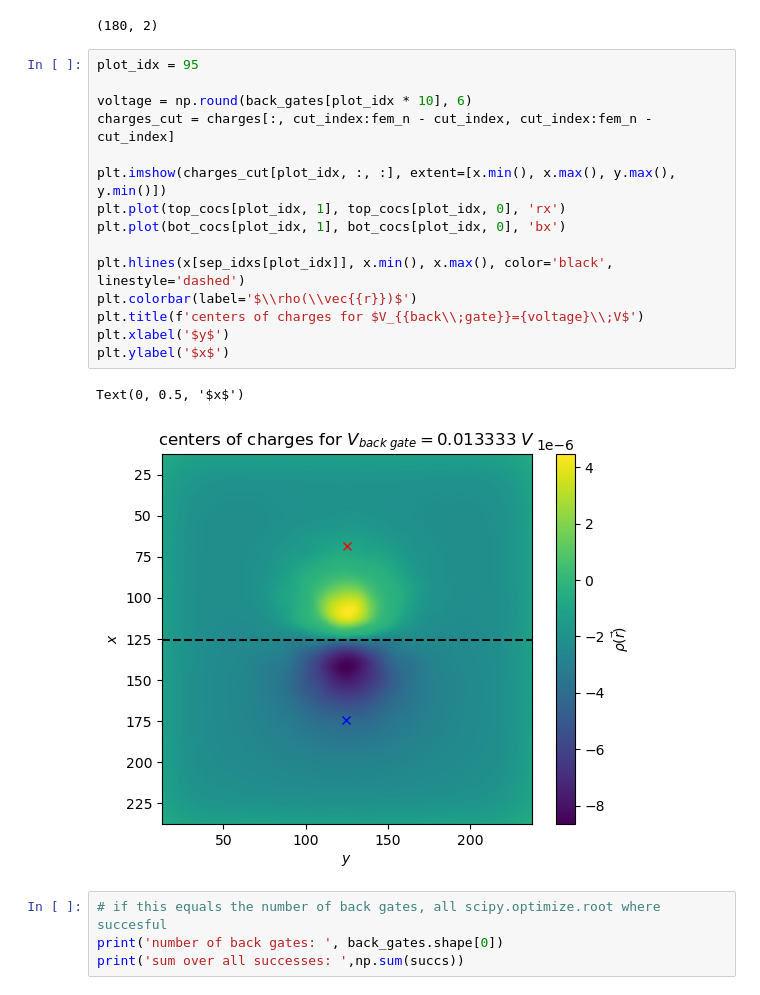
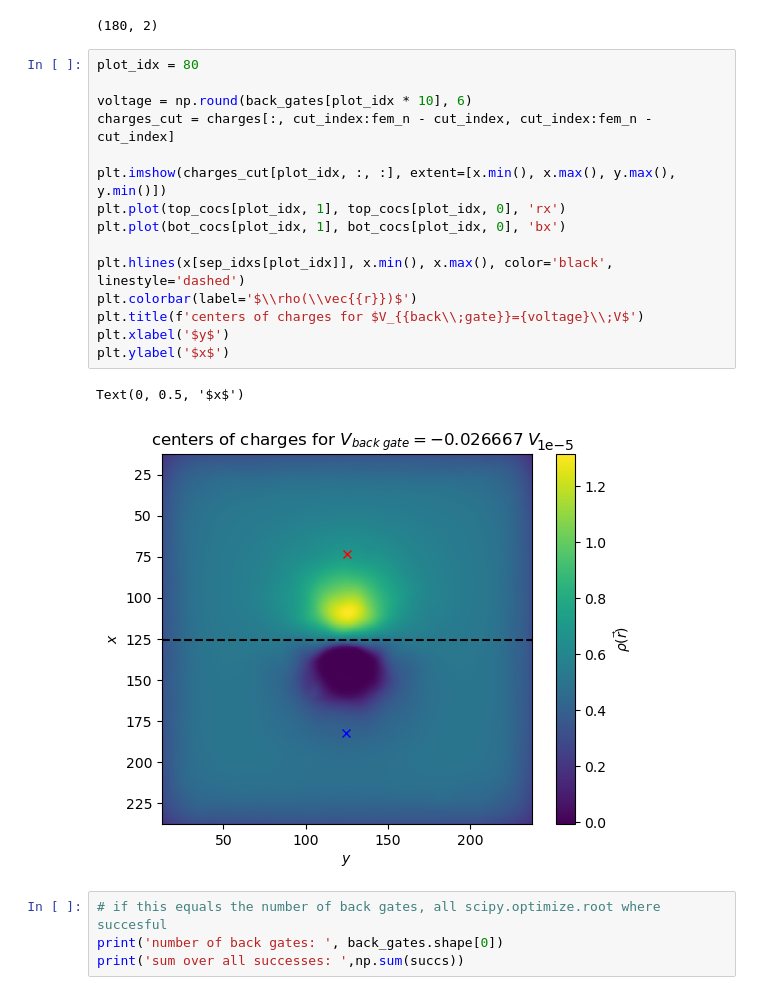
Before and after one commit to bastistoeck/Projektarbeit-1, a Jupyter notebook: results_visualization.ipynb, the cells around one changed output. Drawn from its saved outputs; the diff is of its cells as text.

```diff
--- a/results_visualization.ipynb
+++ b/results_visualization.ipynb
@@ -48,23 +48,23 @@ print(top_cocs.shape)
 # %% [output]
 (180, 2)
 # %%
-plot_idx = 95
+plot_idx = 80
 
 voltage = np.round(back_gates[plot_idx * 10], 6)
 charges_cut = charges[:, cut_index:fem_n - cut_index, cut_index:fem_n - cut_index]
 
 plt.imshow(charges_cut[plot_idx, :, :], extent=[x.min(), x.max(), y.max(), y.min()])
 plt.plot(top_cocs[plot_idx, 1], top_cocs[plot_idx, 0], 'rx')
 plt.plot(bot_cocs[plot_idx, 1], bot_cocs[plot_idx, 0], 'bx')
 
 plt.hlines(x[sep_idxs[plot_idx]], x.min(), x.max(), color='black', linestyle='dashed')
 plt.colorbar(label='$\\rho(\\vec{{r}})$')
 plt.title(f'centers of charges for $V_{{back\\;gate}}={voltage}\\;V$')
 plt.xlabel('$y$')
 plt.ylabel('$x$')
 # %% [output]
 Text(0, 0.5, '$x$')
-[figure, old version]
+[figure, new version]
 # %%
 # if this equals the number of back gates, all scipy.optimize.root where succesful
 print('number of back gates: ', back_gates.shape[0])
```
Also changed, not shown: 4 other files.
